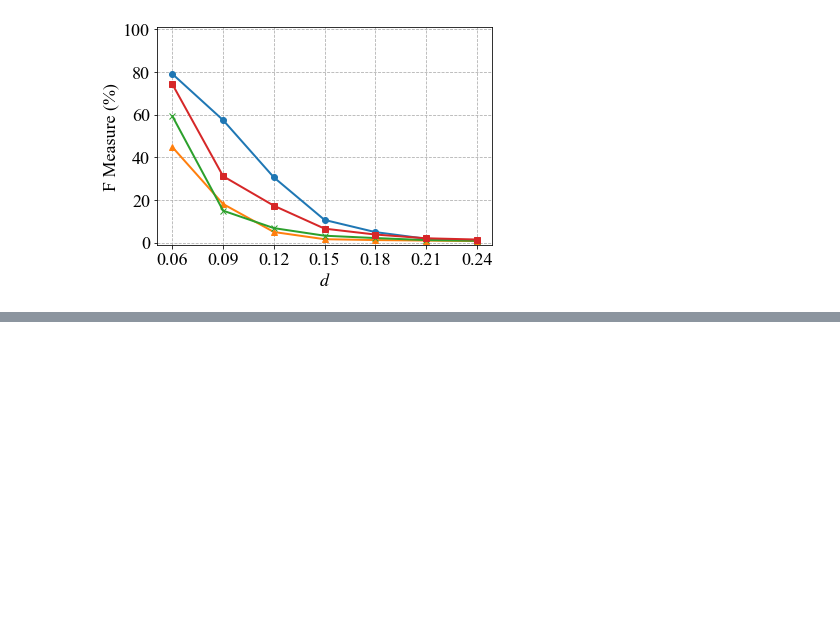
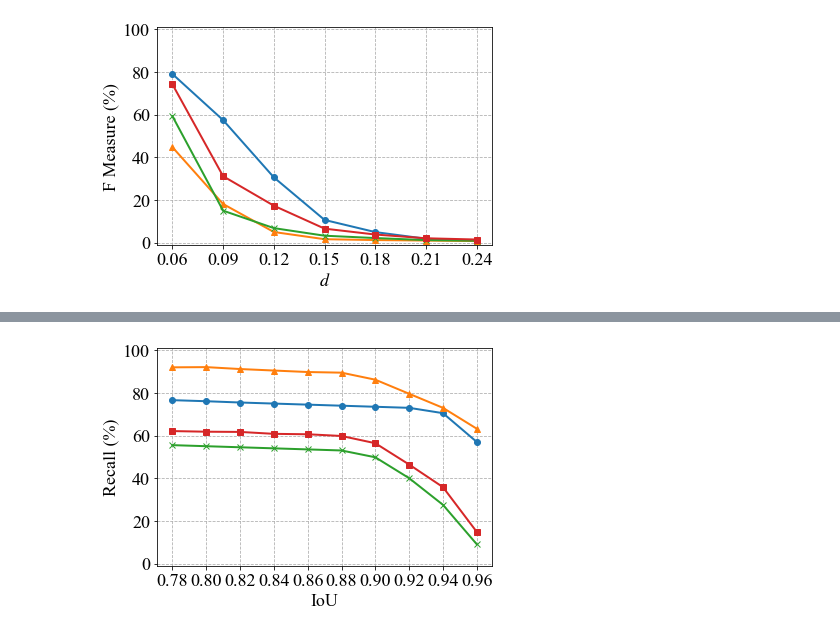
Before and after one commit to wzh4464/jessufig, a Jupyter notebook: draw.ipynb, the cells around one changed output, grey strips where cells are left out. Saved outputs shown, nothing was run; the diff lists cells and outputs as text; code cells hidden in the pictures; blank space fills up the shorter version.

```diff
--- a/draw.ipynb
+++ b/draw.ipynb
@@ -156,0 +168,12 @@ plot_line_chart(data=data_fMeasure_d, pic_name='F1_d', save=True, xlabel="$d$",
+# %%
+y_recall_iou = np.array([[76.7, 76.2, 75.6, 75.1, 74.6, 74.1, 73.6, 73.1, 70.6, 57.1],
+                        [92.1, 92.2, 91.3, 90.6, 89.9, 89.6, 86.3, 79.7, 73.1, 63.3],
+                        [55.6, 55.1, 54.6, 54.1, 53.6, 53.1, 49.9, 40.1, 27.6, 9.1],
+                        [62.2, 61.9, 61.8, 60.9, 60.7, 59.9, 56.5, 46.5, 35.9, 14.9]])
+
+data_recall_iou = np.vstack((x_iou, y_recall_iou))
+plot_line_chart(data=data_recall_iou, pic_name='Recall_iou', save=True, xlabel="IoU", ylabel="Recall (%)", text_location=12, xlim=0.96, ylim=100,
+                labellist=['Ours', 'Fornaciari', 'Jia', 'Shen'],
+                ystep=20, xstep=0.02, xlimD=0.78, ylimD=0, legend=False)
+# %% [output]
+[figure, added]
```
Also changed, not shown: parts of 6 cells of this notebook, 7 other files.
